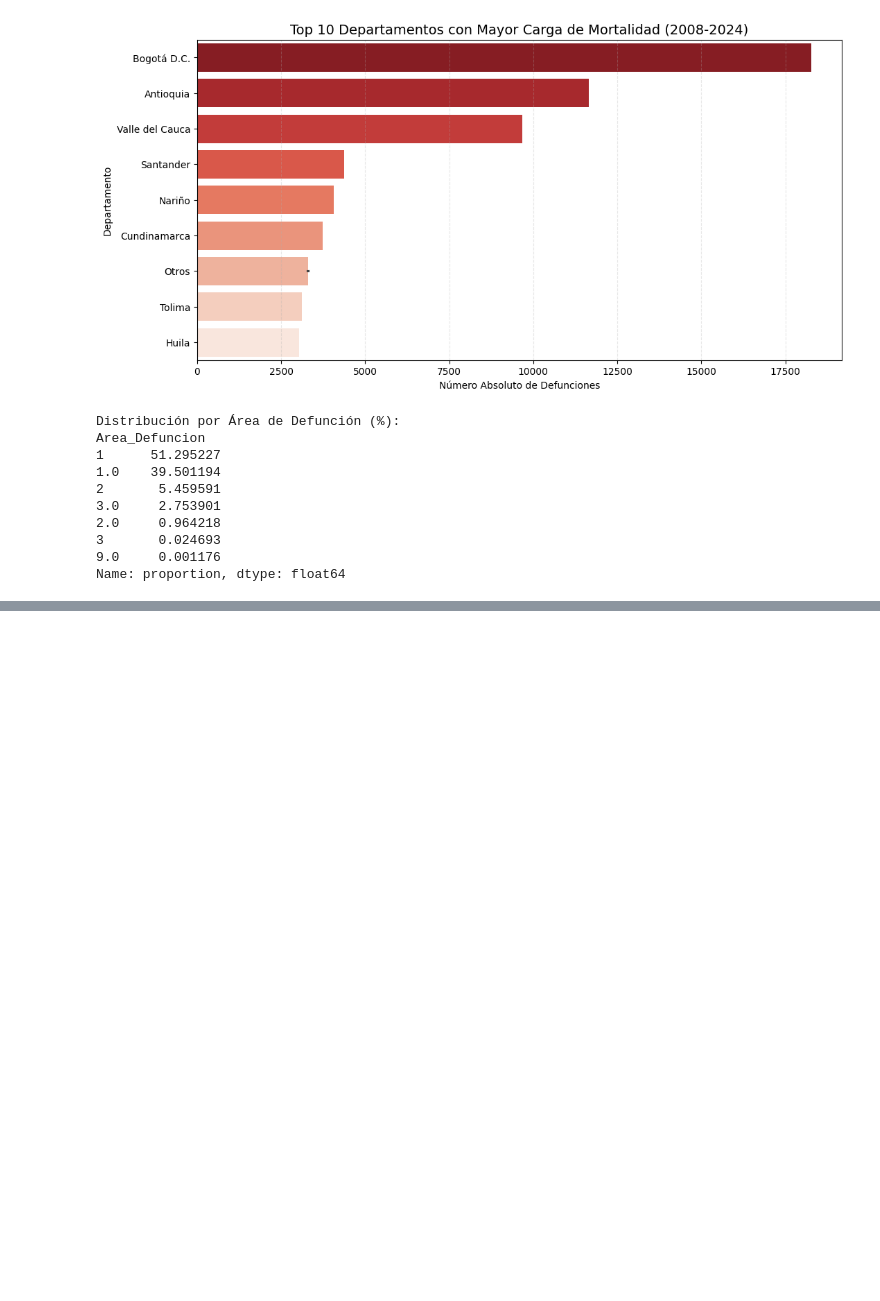
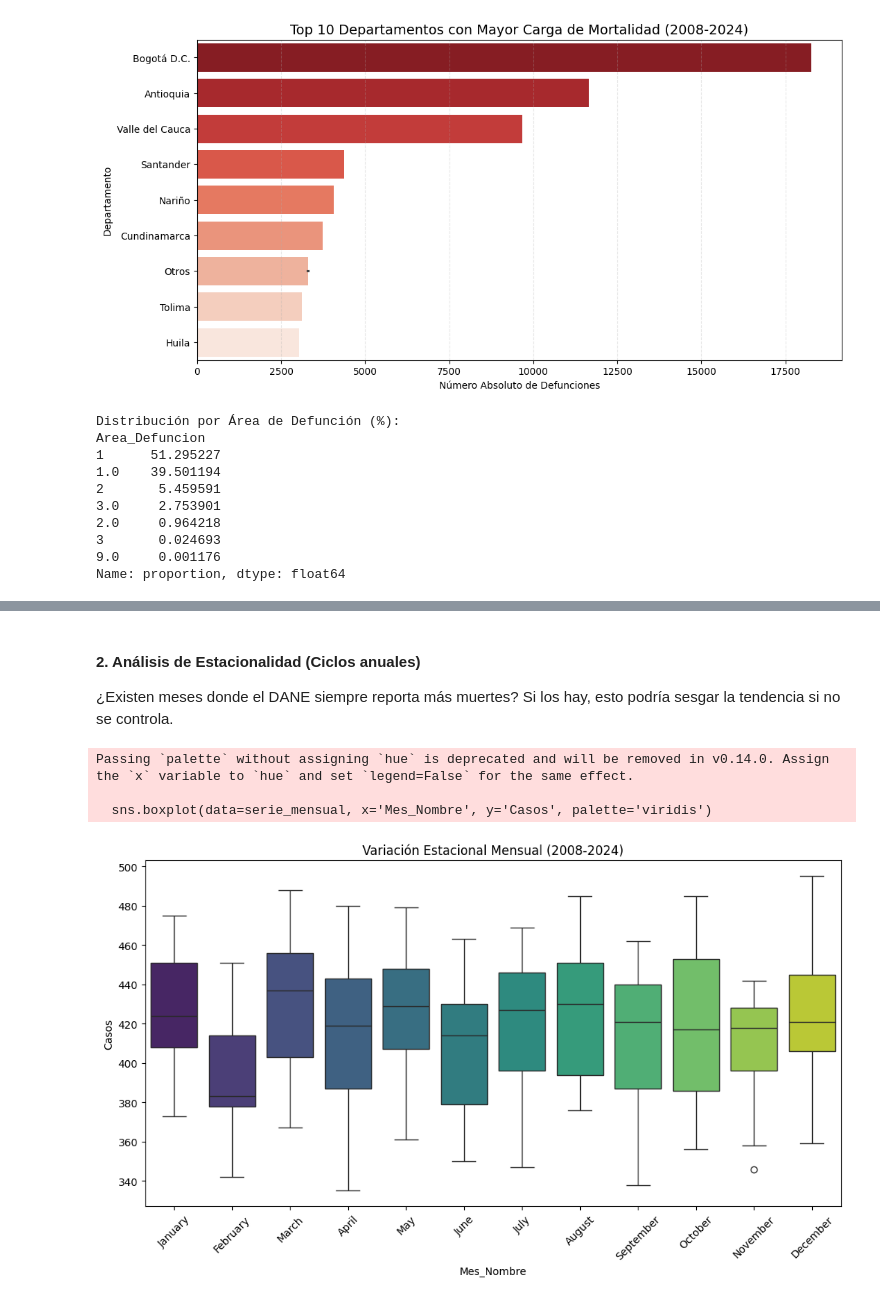
Before and after one commit to LasciaStare/Seminario, a Jupyter notebook: 2_EDA.ipynb, the cells around one changed output, grey strips where cells are left out. Cells and saved outputs as stored; diff of their text form; code cells hidden in the pictures; blank space fills up the shorter version.

```diff
--- a/2_EDA.ipynb
+++ b/2_EDA.ipynb
@@ -406,0 +550,26 @@ Name: proportion, dtype: float64
+# %%
+# A. Crear serie mensual
+df['Fecha_Mes'] = pd.to_datetime(df['Anio_Defuncion'].astype(str) + '-' +
+                                              df['Mes_Defuncion'].astype(str) + '-01')
+serie_mensual = df.groupby('Fecha_Mes').size().reset_index(name='Casos')
+
+# B. Crear serie anual (Insumo para Joinpoint)
+serie_anual = df.groupby('Anio_Defuncion').size().reset_index(name='Casos')
+# %% [markdown]
+#### **2. Análisis de Estacionalidad (Ciclos anuales)**
+¿Existen meses donde el DANE siempre reporta más muertes? Si los hay, esto podría sesgar la tendencia si no se controla.
+# %%
+import calendar
+
+# Gráfico de cajas por mes para ver estacionalidad
+serie_mensual['Mes_Nombre'] = serie_mensual['Fecha_Mes'].dt.month
+plt.figure(figsize=(12, 6))
+sns.boxplot(data=serie_mensual, x='Mes_Nombre', y='Casos', palette='viridis')
+plt.title('Variación Estacional Mensual (2008-2024)')
+plt.xticks(range(0, 12), [calendar.month_name[i] for i in range(1, 13)], rotation=45)
+plt.show()
+# %% [output]
+Passing `palette` without assigning `hue` is deprecated and will be removed in v0.14.0. Assign the `x` variable to `hue` and set `legend=False` for the same effect.
+
+  sns.boxplot(data=serie_mensual, x='Mes_Nombre', y='Casos', palette='viridis')
+[figure, added]
```
Also changed, not shown: parts of 28 cells of this notebook, 12 other files.
